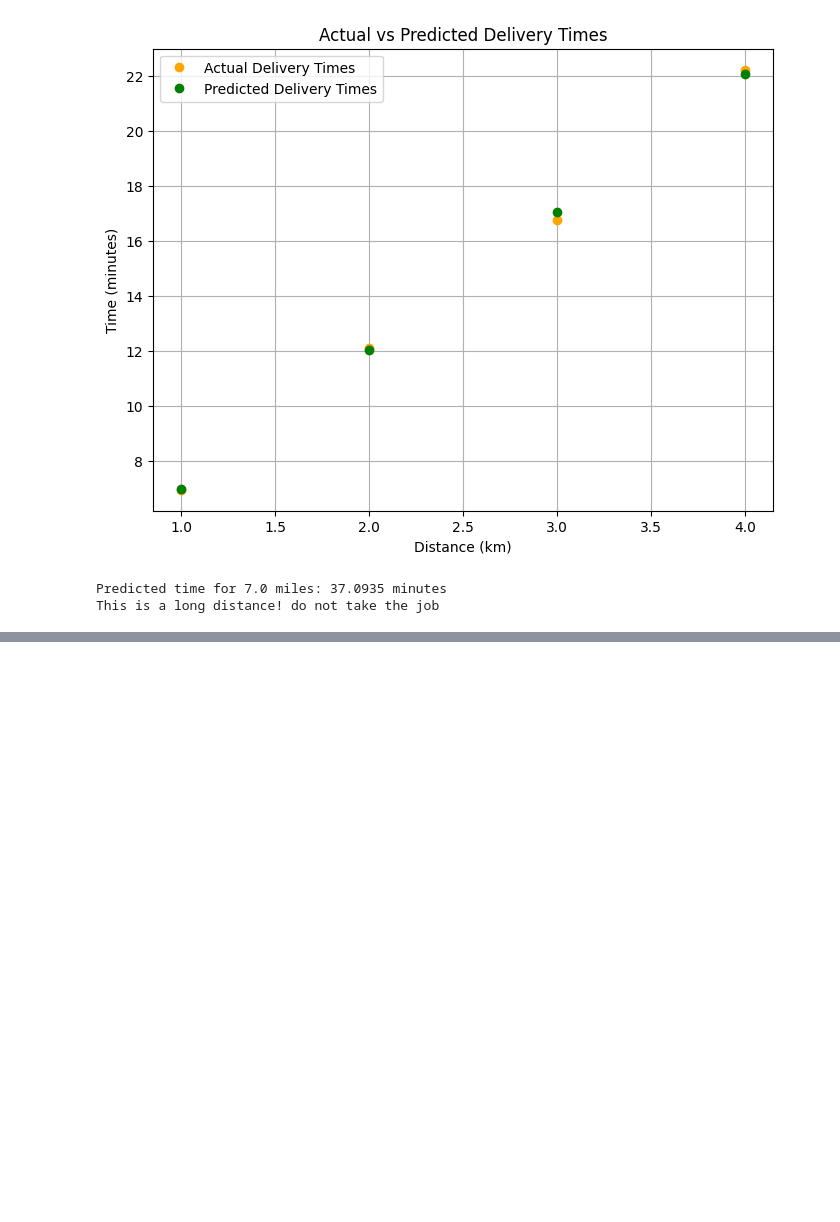
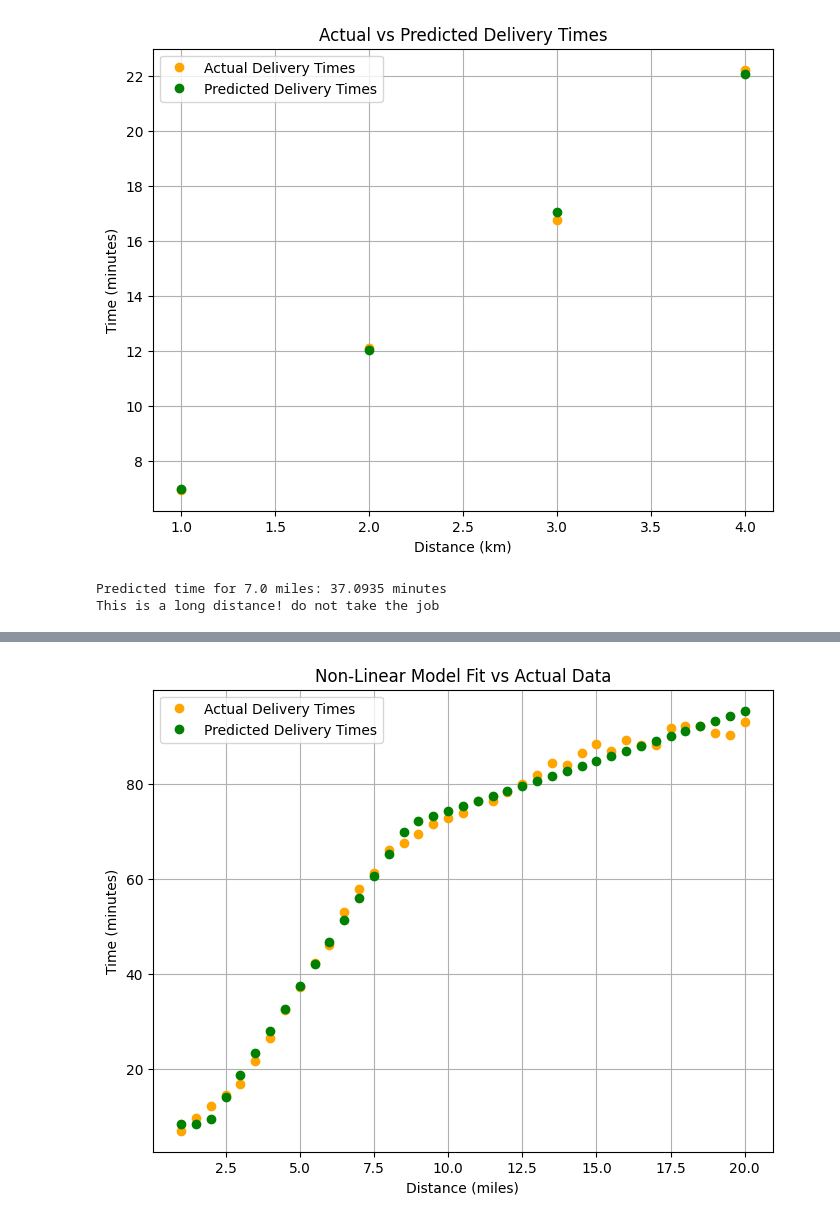
Before and after one commit to asuzukosi/deeplearning-reference, a Jupyter notebook: pytorch_basics.ipynb, the cells around one changed output, grey strips where cells are left out. Saved outputs shown, nothing was run; the diff lists cells and outputs as text; code cells hidden in the pictures; blank space fills up the shorter version.

```diff
--- a/pytorch_basics.ipynb
+++ b/pytorch_basics.ipynb
@@ -151,0 +209,4 @@ model_with_relu = nn.Sequential(
+# %%
+plotting_utils.plot_final_fit(model_with_relu, distances, times, distances_norm, times_std, times_mean)
+# %% [output]
+[figure, added]
```
Also changed, not shown: parts of 9 cells of this notebook, 2 other files.
